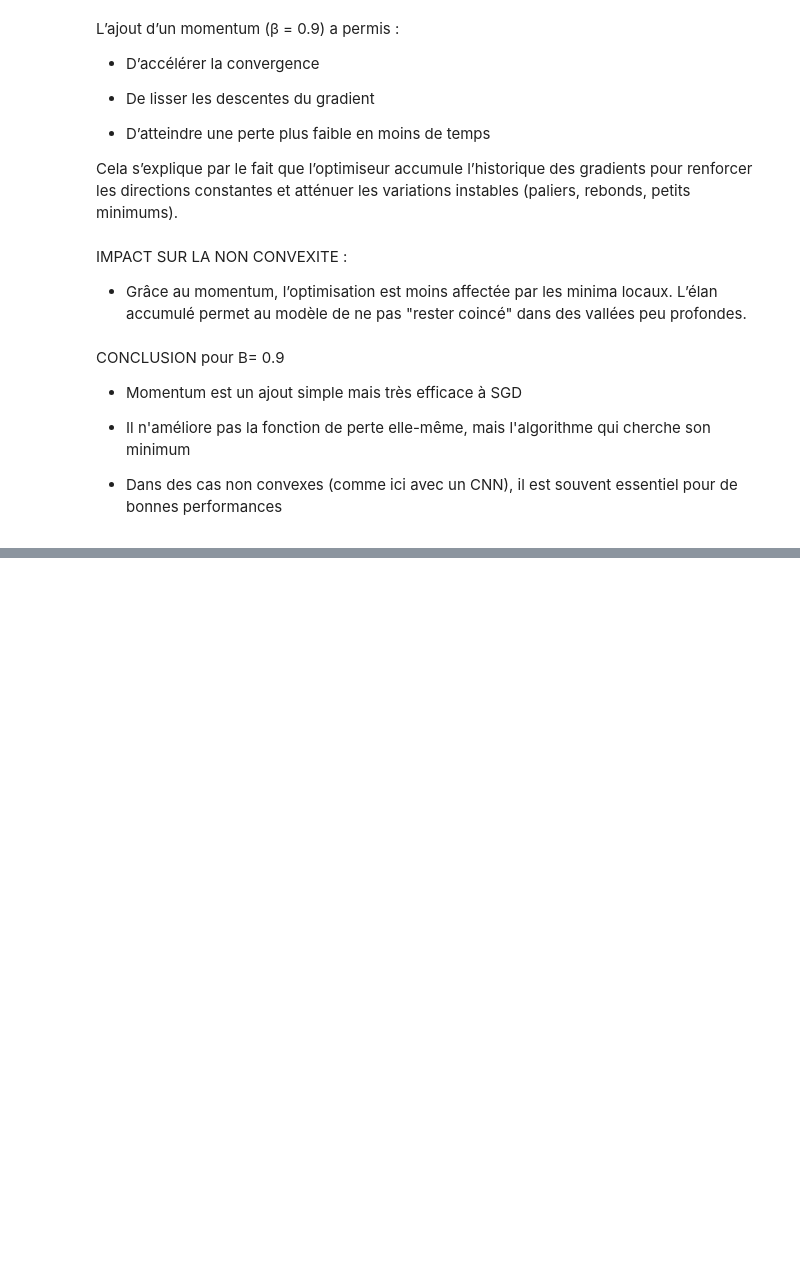
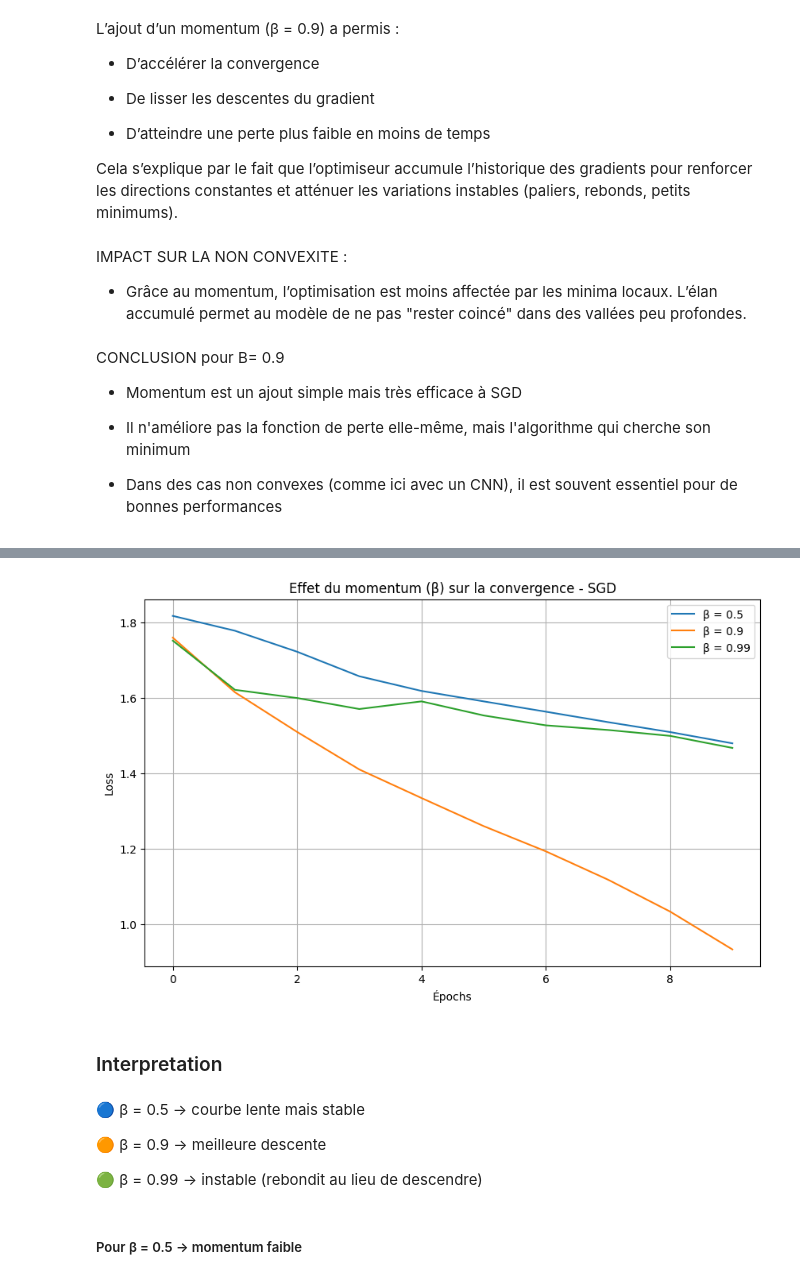
Before and after one commit to aymenn8/facial-expression-model, a Jupyter notebook: main.ipynb, the cells around one changed output, grey strips where cells are left out. Cells and saved outputs as stored; diff of their text form; code cells hidden in the pictures; blank space fills up the shorter version.

Commit message:
Momentum

```diff
--- a/main.ipynb
+++ b/main.ipynb
@@ -654,0 +665,30 @@ CONCLUSION pour B= 0.9
+# %%
+def train_with_momentum(beta):
+    model = EmotionCNN().to(device)
+    criterion = nn.CrossEntropyLoss()
+    optimizer = optim.SGD(model.parameters(), lr=0.01, momentum=beta)
+
+    train_losses = []
+    for epoch in range(n_epochs):
+        model.train()
+        running_loss = 0.0
+        for images, labels in train_loader:
+            images, labels = images.to(device), labels.to(device)
+            optimizer.zero_grad()
+            outputs = model(images)
+            loss = criterion(outputs, labels)
+            loss.backward()
+            optimizer.step()
+            running_loss += loss.item() * images.size(0)
+
+        epoch_loss = running_loss / len(train_loader.dataset)
+        train_losses.append(epoch_loss)
+        print(f"β = {beta:.2f} - Epoch {epoch+1} - Loss: {epoch_loss:.4f}")
+
+    return train_losses
+# %%
+n_epochs = 10
+
+losses_05 = train_with_momentum(0.5)
+losses_09 = train_with_momentum(0.9)
+losses_099 = train_with_momentum(0.99)
@@ -654,0 +713,23 @@ CONCLUSION pour B= 0.9
+# %%
+plt.figure(figsize=(10,6))
+plt.plot(losses_05, label='β = 0.5')
+plt.plot(losses_09, label='β = 0.9')
+plt.plot(losses_099, label='β = 0.99')
+plt.title("Effet du momentum (β) sur la convergence - SGD")
+plt.xlabel("Épochs")
+plt.ylabel("Loss")
+plt.grid(True)
+plt.legend()
+plt.show()
+# %% [output]
+[figure, added]
+# %% [markdown]
+### Interpretation
+# %% [markdown]
+🔵 β = 0.5 → courbe lente mais stable
+
+🟠 β = 0.9 → meilleure descente
+
+🟢 β = 0.99 → instable (rebondit au lieu de descendre)
+# %% [markdown]
+##### Pour β = 0.5 → momentum faible
```
Also changed, not shown: parts of 7 cells of this notebook.
